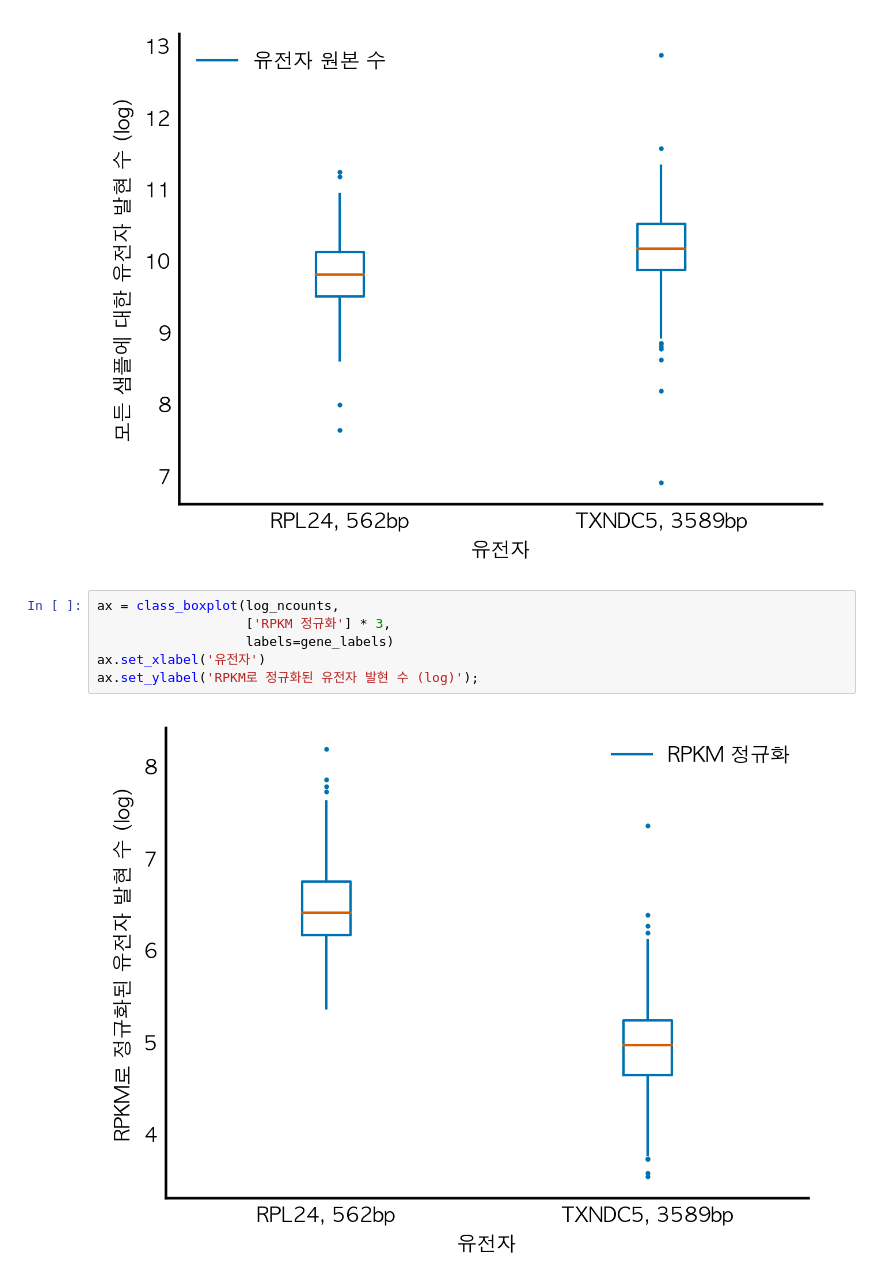
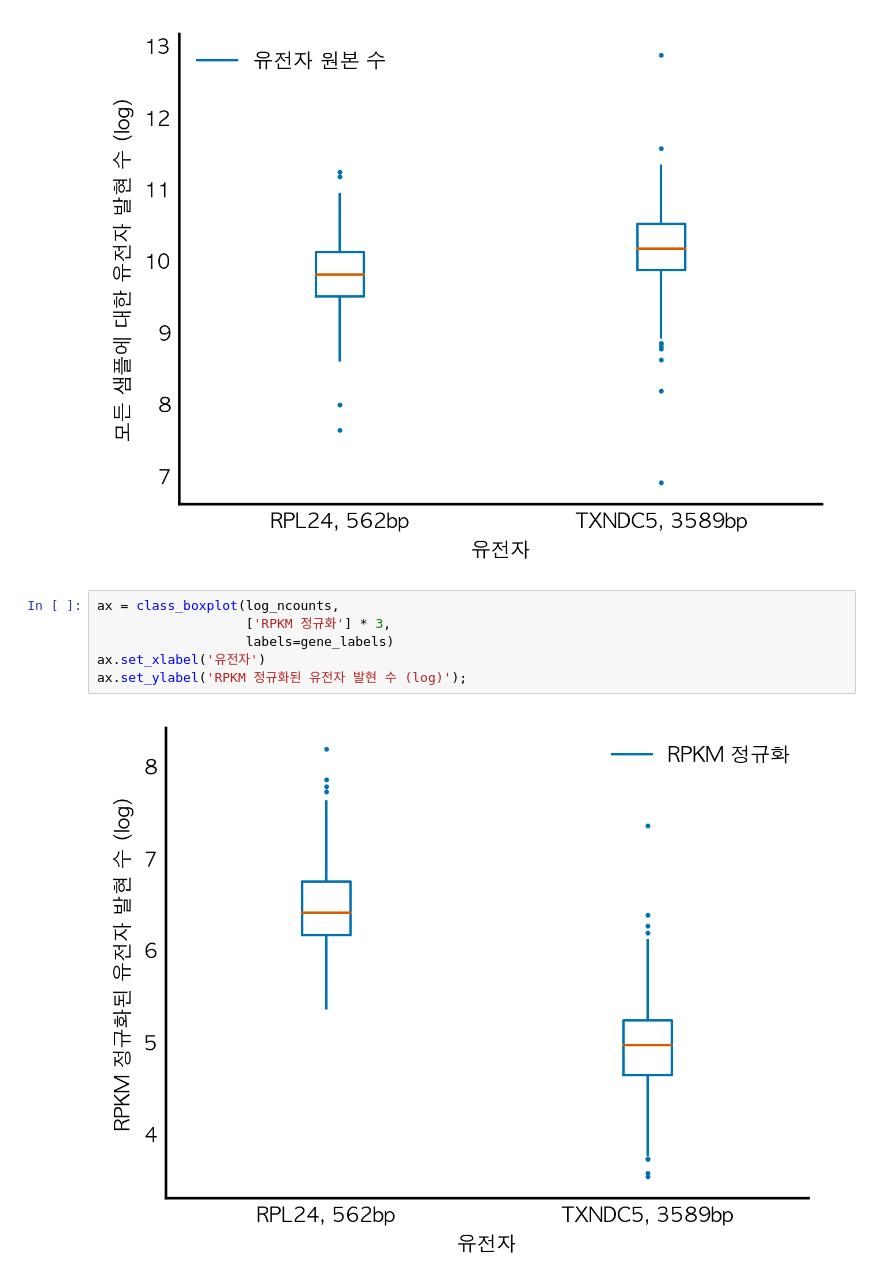
Before and after one commit to AstinCHOI/elegant-scipy, a Jupyter notebook: 1장. 우아한 넘파이.ipynb, the cells around one changed output. Cells and saved outputs as stored; diff of their text form.

```diff
--- a/1장. 우아한 넘파이.ipynb
+++ b/1장. 우아한 넘파이.ipynb
@@ -538,8 +538,8 @@ ax.set_ylabel('모든 샘플에 대한 유전자 발현 수 (log)');
 # %%
 ax = class_boxplot(log_ncounts,
                    ['RPKM 정규화'] * 3,
                    labels=gene_labels)
 ax.set_xlabel('유전자')
-ax.set_ylabel('RPKM로 정규화된 유전자 발현 수 (log)');
+ax.set_ylabel('RPKM 정규화된 유전자 발현 수 (log)');
 # %% [output]
-[figure, old version]
+[figure, new version]
```
Also changed, not shown: parts of 2 cells of this notebook, 3 other files.
